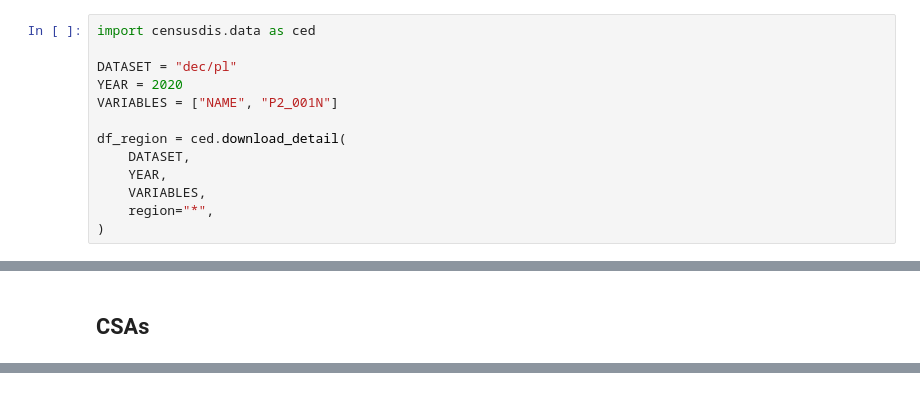
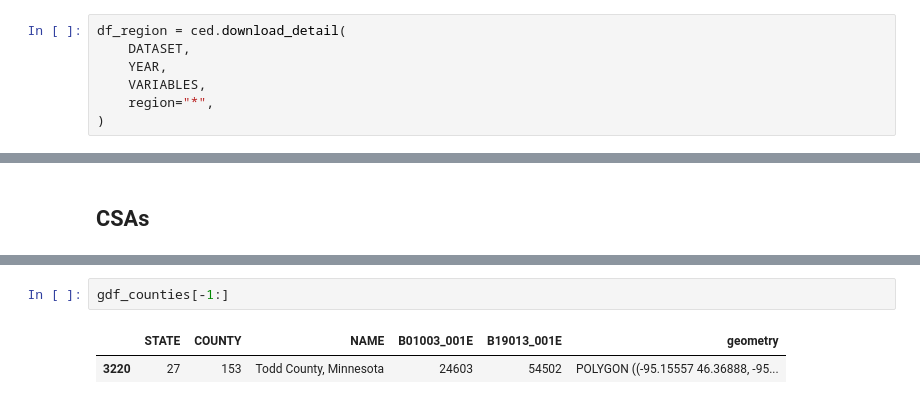
Before and after one commit to censusdis/censusdis, a Jupyter notebook: notebooks/Getting Started Examples.ipynb, the cells around one changed output, grey strips where cells are left out. Cells and saved outputs as stored; diff of their text form.

```diff
--- a/notebooks/Getting Started Examples.ipynb
+++ b/notebooks/Getting Started Examples.ipynb
@@ -89,12 +102,6 @@ df_counties["P2_001N"].sum()
 # %% [markdown]
 ## Regions
 # %%
-import censusdis.data as ced
-
-DATASET = "dec/pl"
-YEAR = 2020
-VARIABLES = ["NAME", "P2_001N"]
-
 df_region = ced.download_detail(
     DATASET,
     YEAR,
@@ -217,0 +221,5 @@ print(df_csa.iloc[-10:].to_string(line_width=200))
+# %%
+gdf_counties[-1:]
+# %% [output]
+|  | STATE | COUNTY | NAME | B01003_001E | B19013_001E | geometry |
+| 3220 | 27 | 153 | Todd County, Minnesota | 24603 | 54502 | POLYGON ((-95.15557 46.36888, -95... |
```
Also changed, not shown: parts of 15 cells of this notebook.
